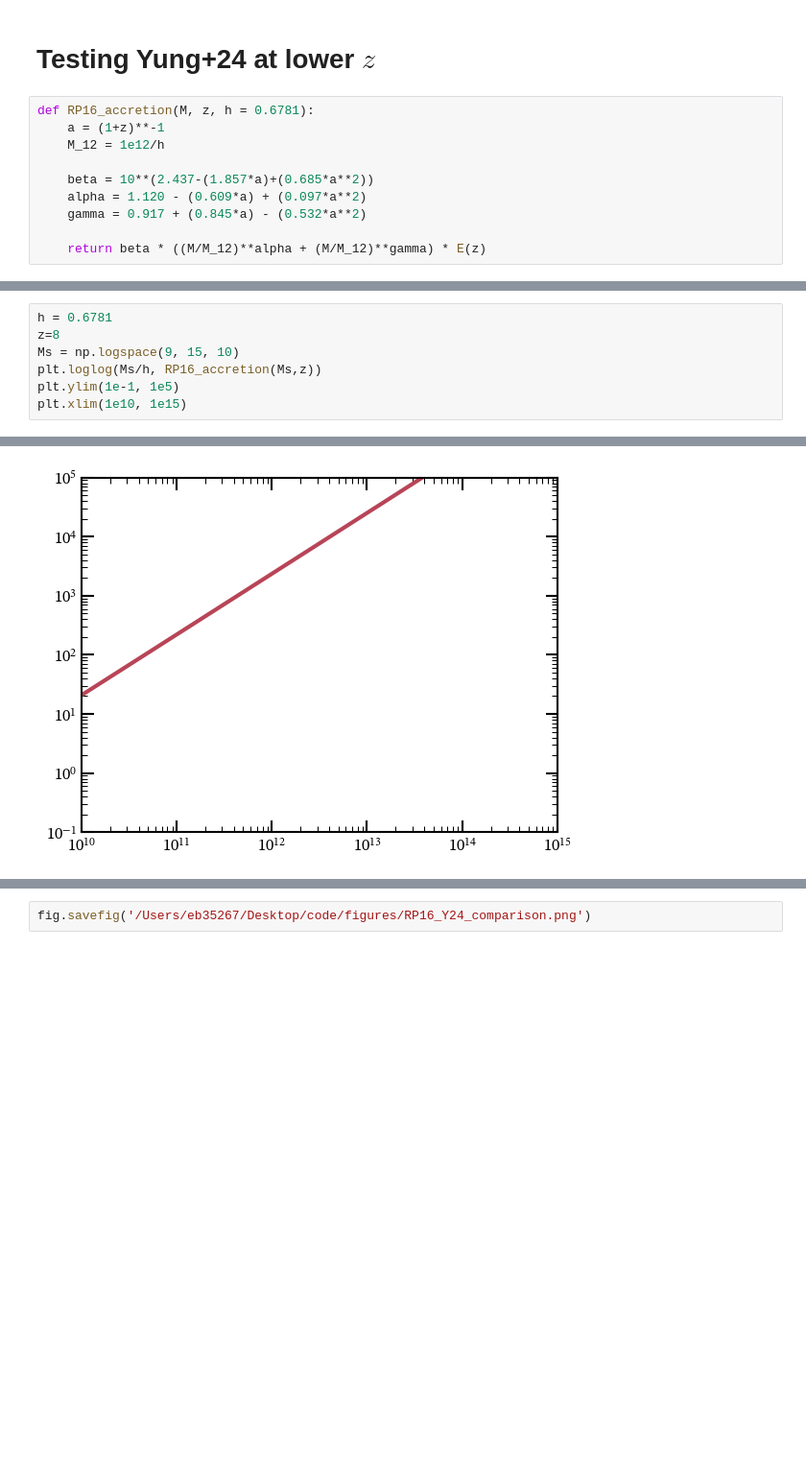
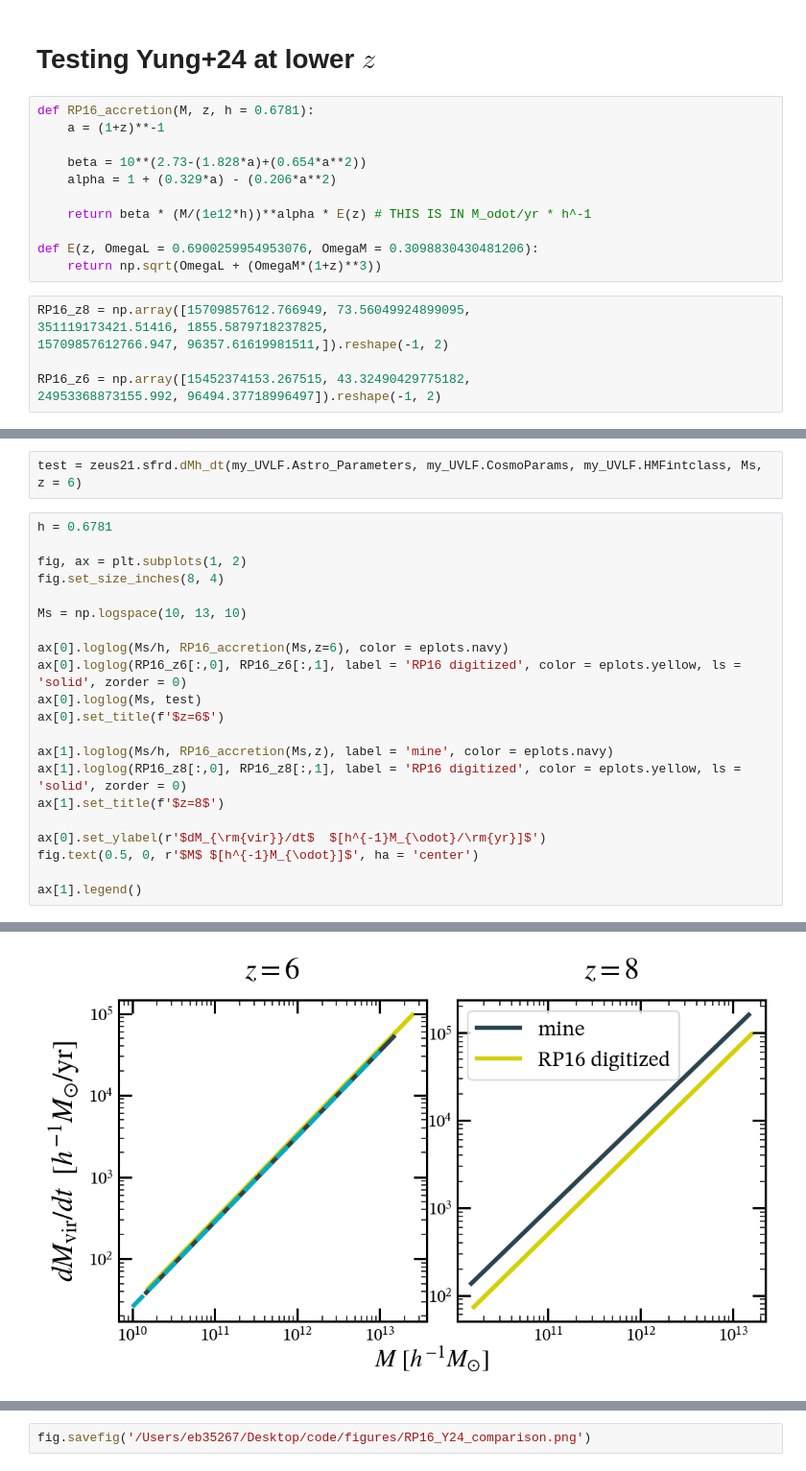
Before and after one commit to ebregou/modeling_stochasticity, a Jupyter notebook: notebooks/accretion_rate.ipynb, the cells around one changed output, grey strips where cells are left out. Shown at 96% size. Cells and saved outputs as stored; diff of their text form; blank space fills up the shorter version.

```diff
--- a/notebooks/accretion_rate.ipynb
+++ b/notebooks/accretion_rate.ipynb
@@ -120,10 +122,18 @@ fig.savefig('/Users/eb35267/Desktop/code/figures/new_eps_star.png')
 # %%
 def RP16_accretion(M, z, h = 0.6781):
     a = (1+z)**-1
-    M_12 = 1e12/h
 
-    beta = 10**(2.437-(1.857*a)+(0.685*a**2))
-    alpha = 1.120 - (0.609*a) + (0.097*a**2)
-    gamma = 0.917 + (0.845*a) - (0.532*a**2)
+    beta = 10**(2.73-(1.828*a)+(0.654*a**2))
+    alpha = 1 + (0.329*a) - (0.206*a**2)
 
-    return beta * ((M/M_12)**alpha + (M/M_12)**gamma) * E(z)
+    return beta * (M/(1e12*h))**alpha * E(z) # THIS IS IN M_odot/yr * h^-1
+
+def E(z, OmegaL = 0.6900259954953076, OmegaM = 0.3098830430481206):
+    return np.sqrt(OmegaL + (OmegaM*(1+z)**3))
+# %%
+RP16_z8 = np.array([15709857612.766949, 73.56049924899095,
+351119173421.51416, 1855.5879718237825,
+15709857612766.947, 96357.61619981511,]).reshape(-1, 2)
+
+RP16_z6 = np.array([15452374153.267515, 43.32490429775182,
+24953368873155.992, 96494.37718996497]).reshape(-1, 2)
@@ -130,8 +144,24 @@ def RP16_accretion(M, z, h = 0.6781):
+# %%
+test = zeus21.sfrd.dMh_dt(my_UVLF.Astro_Parameters, my_UVLF.CosmoParams, my_UVLF.HMFintclass, Ms, z = 6)
 # %%
 h = 0.6781
-z=8
-Ms = np.logspace(9, 15, 10)
-plt.loglog(Ms/h, RP16_accretion(Ms,z))
-plt.ylim(1e-1, 1e5)
-plt.xlim(1e10, 1e15)
+
+fig, ax = plt.subplots(1, 2)
+fig.set_size_inches(8, 4)
+
+Ms = np.logspace(10, 13, 10)
+
+ax[0].loglog(Ms/h, RP16_accretion(Ms,z=6), color = eplots.navy)
+ax[0].loglog(RP16_z6[:,0], RP16_z6[:,1], label = 'RP16 digitized', color = eplots.yellow, ls = 'solid', zorder = 0)
+ax[0].loglog(Ms, test)
+ax[0].set_title(f'$z=6$')
+
+ax[1].loglog(Ms/h, RP16_accretion(Ms,z), label = 'mine', color = eplots.navy)
+ax[1].loglog(RP16_z8[:,0], RP16_z8[:,1], label = 'RP16 digitized', color = eplots.yellow, ls = 'solid', zorder = 0)
+ax[1].set_title(f'$z=8$')
+
+ax[0].set_ylabel(r'$dM_{\rm{vir}}/dt$  $[h^{-1}M_{\odot}/\rm{yr}]$')
+fig.text(0.5, 0, r'$M$ $[h^{-1}M_{\odot}]$', ha = 'center')
+
+ax[1].legend()
 # %% [output]
@@ -139,3 +169,3 @@ plt.xlim(1e10, 1e15)
-[figure, old version]
+[figure, new version]
 # %%
 Ms = np.logspace(9, 12, 10)
```
Also changed, not shown: parts of 19 cells of this notebook, 20 other files.
